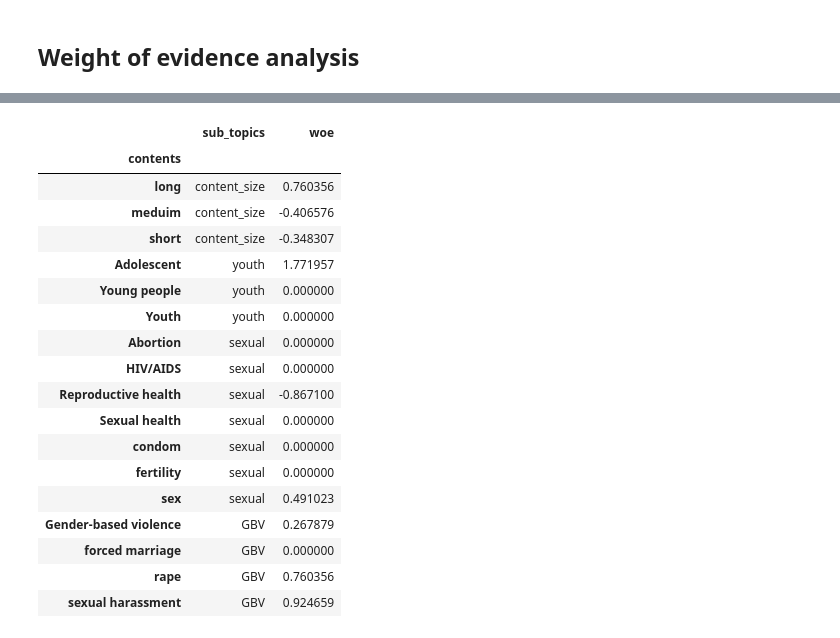
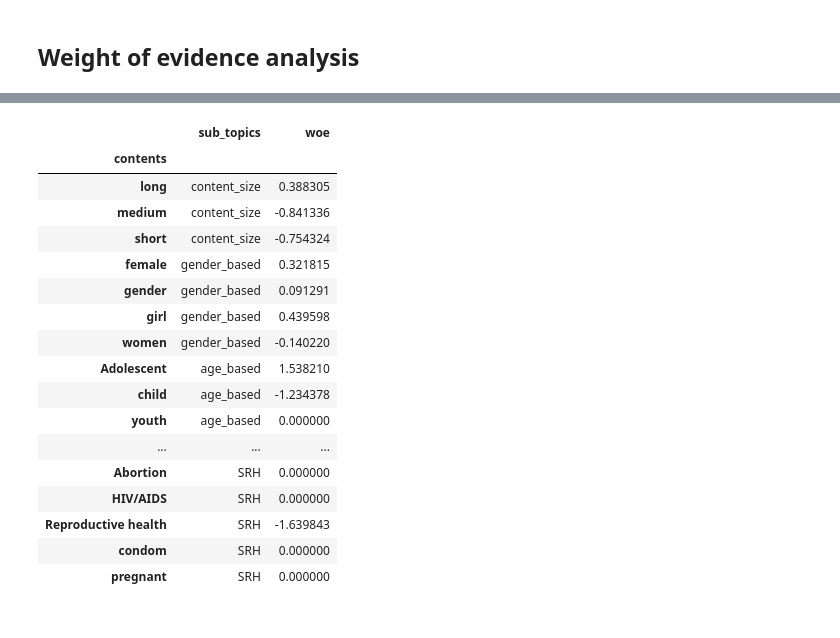
Before and after one commit to yonycherkos/SRH-GBV, a Jupyter notebook: code/SRH_GBV_analysis.ipynb, the cells around one changed output, grey strips where cells are left out. Drawn from its saved outputs; the diff is of its cells as text; code cells hidden in the pictures.

```diff
--- a/code/SRH_GBV_analysis.ipynb
+++ b/code/SRH_GBV_analysis.ipynb
@@ -225,0 +234,6 @@ df.head()
+# %%
+# add content_size column
+df["content_size"] = df["text"].apply(lambda txt: len(txt))
+ser, bins = pd.qcut(df["content_size"], 3, labels=["short", "medium", "long"], retbins=True)
+df["content_size"] = ser.astype("str")
+df.head()
@@ -262,12 +297,14 @@ with open("../data/sub_topics.csv", "w") as f:
 # %%
 # add relevant sub_topics columns
 for (sub_topic_name, sub_topic_list) in sub_topics.items():
+    if sub_topic_name == "content_size":
+        continue
     df[sub_topic_name] = df['text'].apply(lambda txt: ','.join([str(sub_topic) for sub_topic in sub_topic_list \
                                                 if (sub_topic.lower() in str(txt).lower())]))
     df[sub_topic_name] = df[sub_topic_name].apply(lambda x: x.split(','))
     df = df.explode(sub_topic_name)
 
-df = df[["text", "content_size", "youth", "sexual", "GBV", "label"]]
+df = df[["text", "content_size", "gender_based", "age_based", "equality_based", "GBV", "SRH", "label"]]
 df = df.reset_index()
 df = df.drop(columns="index")
 df.head()
@@ -316,9 +355,11 @@ ar.draw_iv(feats, iv)
 ## Weight of evidence analysis
 # %%
 (content_size_iv_df, content_size_iv_value) = iv.calculate_iv(feats[0])
-(youth_iv_df, youth_iv_value) = iv.calculate_iv(feats[1])
-(sexual_iv_df, sexual_iv_value) = iv.calculate_iv(feats[2])
-(GBV_iv_df, GBV_iv_value) = iv.calculate_iv(feats[3])
+(gender_based_iv_df, gender_based_iv_value) = iv.calculate_iv(feats[1])
+(age_based_iv_df, age_based_iv_value) = iv.calculate_iv(feats[2])
+(equality_based_iv_df, equality_based_iv_value) = iv.calculate_iv(feats[3])
+(GBV_iv_df, GBV_iv_value) = iv.calculate_iv(feats[4])
+(SRH_iv_df, SRH_iv_value) = iv.calculate_iv(feats[5])
 # %%
 content_size_iv_df
 # %% [output]
@@ -329,45 +370,60 @@ content_size_iv_df
 # %%
+sub_topics = {"content_size": ["short", "meduim", "long"],
+              "gender_based": ["gender", "girl", "women", "female"],
+              "age_based": ["youth", "Adolescent", "teenager", "child"],
+              "equality_based": ["equality", "court", "justice", "society", "our voice"],
+              "GBV": ["gender-based violence", "rape", "sexual exploitation", "sexual harassment",
+                      "child sexual abuse", "sexual violence", "forced marriage"],
+              "SRH": ["Reproductive health", "family planning", "pregnant", "Abortion",
+                      "Menstrual cycle", "condom", "HIV/AIDS"]
+             }
+
 # rename columns and add new ones
 content_size_iv_df = content_size_iv_df.rename(columns={"content_size": "contents"})
 content_size_iv_df["sub_topics"] = "content_size"
 
-youth_iv_df = youth_iv_df.rename(columns={"youth": "contents"})
-youth_iv_df["sub_topics"] = "youth"
+gender_based_iv_df = gender_based_iv_df.rename(columns={"gender_based": "contents"})
+gender_based_iv_df["sub_topics"] = "gender_based"
 
-sexual_iv_df = sexual_iv_df.rename(columns={"sexual": "contents"})
-sexual_iv_df["sub_topics"] = "sexual"
+age_based_iv_df = age_based_iv_df.rename(columns={"age_based": "contents"})
+age_based_iv_df["sub_topics"] = "age_based"
+
+equality_based_iv_df = equality_based_iv_df.rename(columns={"equality_based": "contents"})
+equality_based_iv_df["sub_topics"] = "equality_based"
 
 GBV_iv_df = GBV_iv_df.rename(columns={"GBV": "contents"})
 GBV_iv_df["sub_topics"] = "GBV"
 
+SRH_iv_df = SRH_iv_df.rename(columns={"SRH": "contents"})
+SRH_iv_df["sub_topics"] = "SRH"
+
 # concatinating the dataframes
-frames = [content_size_iv_df, youth_iv_df, sexual_iv_df, GBV_iv_df]
+frames = [content_size_iv_df, gender_based_iv_df, age_based_iv_df, equality_based_iv_df, GBV_iv_df, SRH_iv_df]
 woe_df = pd.concat(frames)
 woe_df = woe_df[["sub_topics", "contents", "woe"]]
 woe_df = woe_df[woe_df["contents"] != ""]
 woe_df = woe_df.set_index("contents")
 woe_df.to_csv('../data/woe_data.csv')
 woe_df
 # %% [output]
 |  | sub_topics | woe |
 | contents |  |  |
-| long | content_size | 0.760356 |
-| meduim | content_size | -0.406576 |
-| short | content_size | -0.348307 |
-| Adolescent | youth | 1.771957 |
-| Young people | youth | 0.000000 |
-| Youth | youth | 0.000000 |
-| Abortion | sexual | 0.000000 |
-| HIV/AIDS | sexual | 0.000000 |
-| Reproductive health | sexual | -0.867100 |
-| Sexual health | sexual | 0.000000 |
-| condom | sexual | 0.000000 |
-| fertility | sexual | 0.000000 |
-| sex | sexual | 0.491023 |
-| Gender-based violence | GBV | 0.267879 |
-| forced marriage | GBV | 0.000000 |
-| rape | GBV | 0.760356 |
-| sexual harassment | GBV | 0.924659 |
+| long | content_size | 0.388305 |
+| medium | content_size | -0.841336 |
+| short | content_size | -0.754324 |
+| female | gender_based | 0.321815 |
+| gender | gender_based | 0.091291 |
+| girl | gender_based | 0.439598 |
+| women | gender_based | -0.140220 |
+| Adolescent | age_based | 1.538210 |
+| child | age_based | -1.234378 |
+| youth | age_based | 0.000000 |
+| ... | ... | ... |
+| Abortion | SRH | 0.000000 |
+| HIV/AIDS | SRH | 0.000000 |
+| Reproductive health | SRH | -1.639843 |
+| condom | SRH | 0.000000 |
+| pregnant | SRH | 0.000000 |
 # %%
 ar.draw_woe_extremes(feats, iv)
 # %% [output]
```
Also changed, not shown: parts of 19 cells of this notebook, 4 other files.
